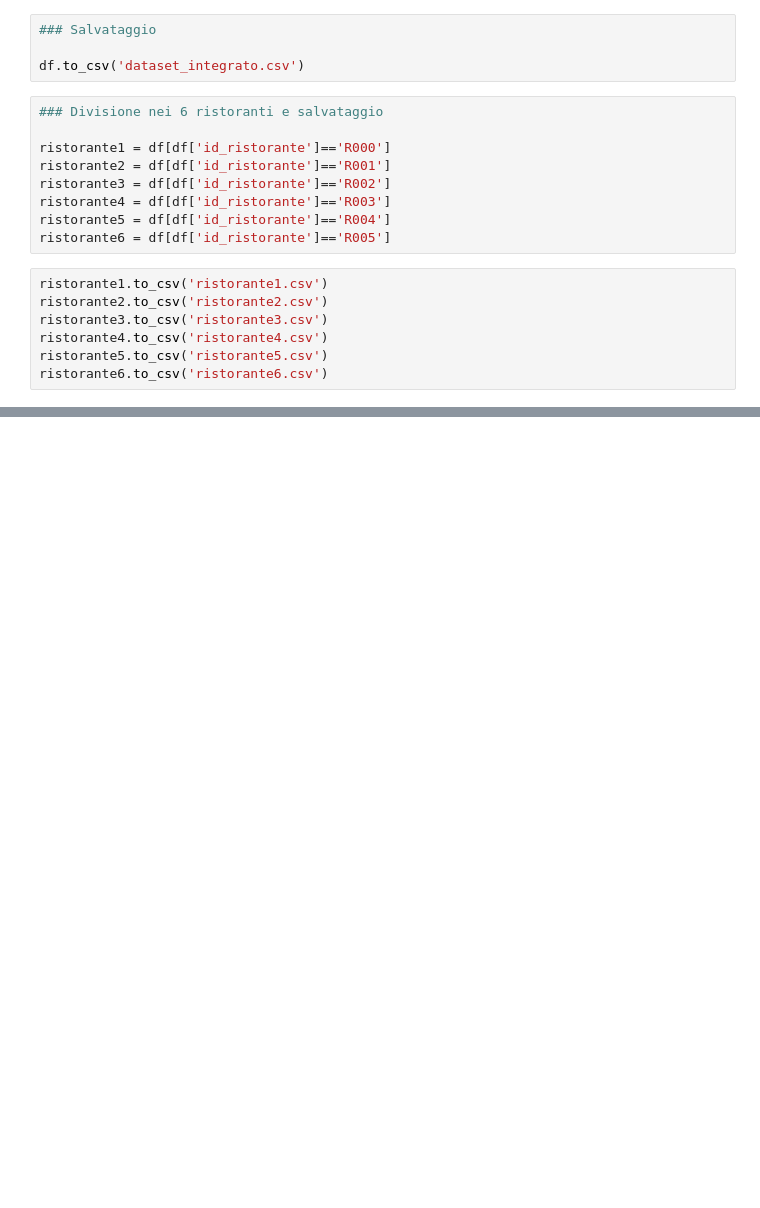
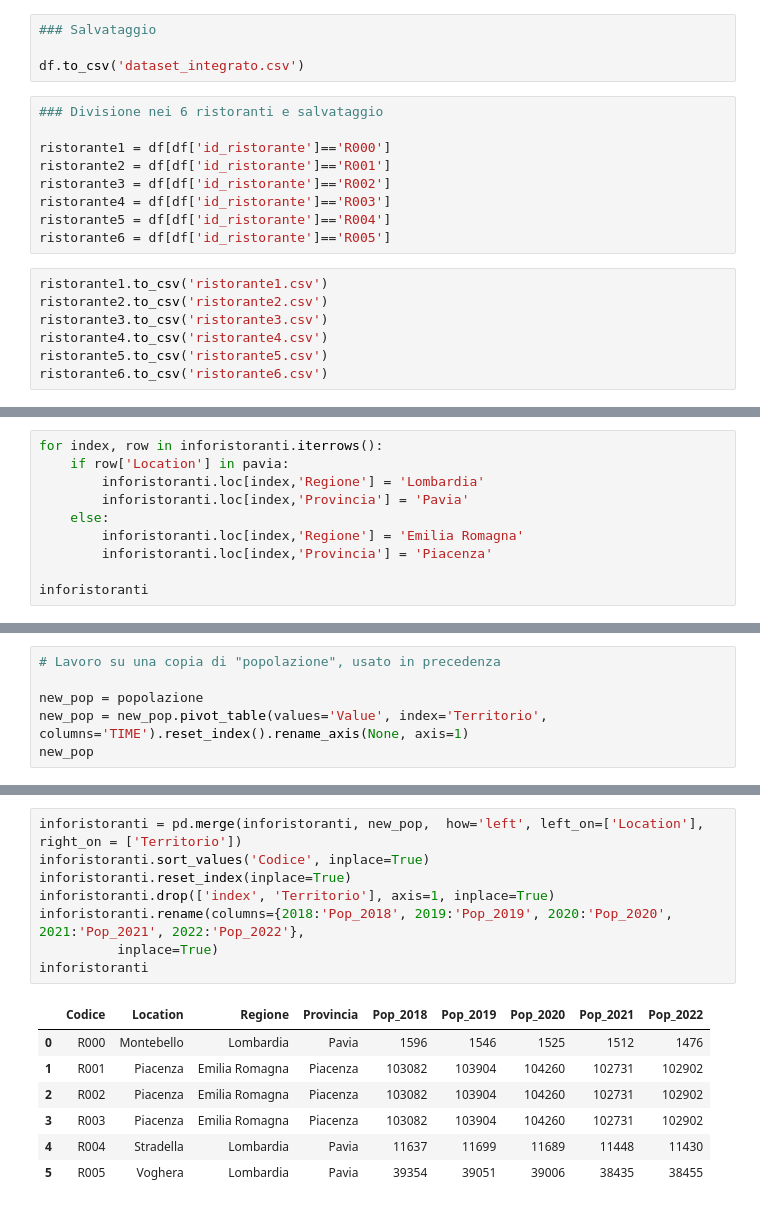
Before and after one commit to giocoal/restaurant-revenue-loss-COVID-retrospective-analysis, a Jupyter notebook: Integrazione dati.ipynb, the cells around one changed output, grey strips where cells are left out. Drawn from its saved outputs; the diff is of its cells as text; blank space fills up the shorter version.

```diff
--- a/Integrazione dati.ipynb
+++ b/Integrazione dati.ipynb
@@ -1058,0 +1061,10 @@ ristorante6.to_csv('ristorante6.csv')
+# %%
+for index, row in inforistoranti.iterrows():
+    if row['Location'] in pavia:
+        inforistoranti.loc[index,'Regione'] = 'Lombardia'
+        inforistoranti.loc[index,'Provincia'] = 'Pavia'
+    else:
+        inforistoranti.loc[index,'Regione'] = 'Emilia Romagna'
+        inforistoranti.loc[index,'Provincia'] = 'Piacenza'
+
+inforistoranti
@@ -1058,0 +1079,6 @@ ristorante6.to_csv('ristorante6.csv')
+# %%
+# Lavoro su una copia di "popolazione", usato in precedenza
+
+new_pop = popolazione
+new_pop = new_pop.pivot_table(values='Value', index='Territorio', columns='TIME').reset_index().rename_axis(None, axis=1)
+new_pop
@@ -1058,0 +1092,16 @@ ristorante6.to_csv('ristorante6.csv')
+# %%
+inforistoranti = pd.merge(inforistoranti, new_pop,  how='left', left_on=['Location'], right_on = ['Territorio'])
+inforistoranti.sort_values('Codice', inplace=True)
+inforistoranti.reset_index(inplace=True)
+inforistoranti.drop(['index', 'Territorio'], axis=1, inplace=True)
+inforistoranti.rename(columns={2018:'Pop_2018', 2019:'Pop_2019', 2020:'Pop_2020', 2021:'Pop_2021', 2022:'Pop_2022'},
+          inplace=True)
+inforistoranti
+# %% [output]
+|  | Codice | Location | Regione | Provincia | Pop_2018 | Pop_2019 | Pop_2020 | Pop_2021 | Pop_2022 |
+| 0 | R000 | Montebello | Lombardia | Pavia | 1596 | 1546 | 1525 | 1512 | 1476 |
+| 1 | R001 | Piacenza | Emilia Romagna | Piacenza | 103082 | 103904 | 104260 | 102731 | 102902 |
+| 2 | R002 | Piacenza | Emilia Romagna | Piacenza | 103082 | 103904 | 104260 | 102731 | 102902 |
+| 3 | R003 | Piacenza | Emilia Romagna | Piacenza | 103082 | 103904 | 104260 | 102731 | 102902 |
+| 4 | R004 | Stradella | Lombardia | Pavia | 11637 | 11699 | 11689 | 11448 | 11430 |
+| 5 | R005 | Voghera | Lombardia | Pavia | 39354 | 39051 | 39006 | 38435 | 38455 |
```
Also changed, not shown: parts of 7 cells of this notebook, 3 other files.
